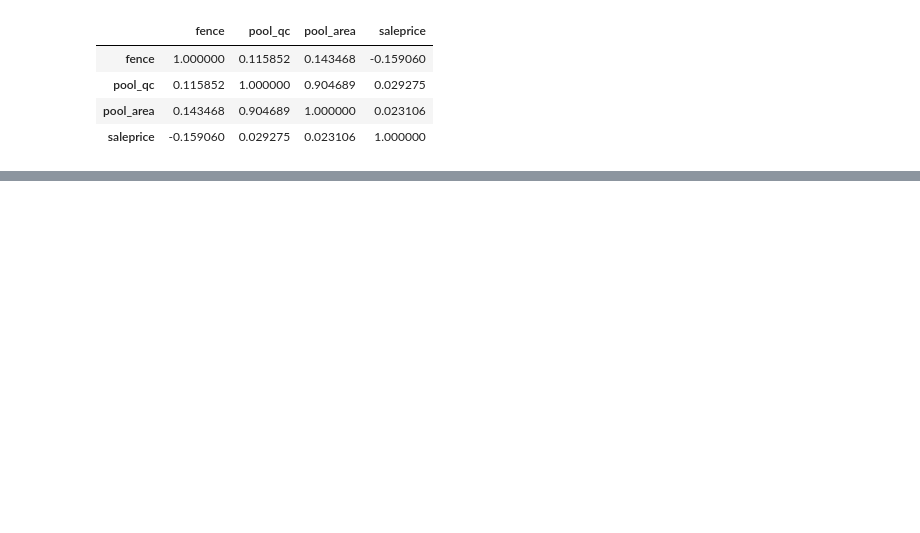
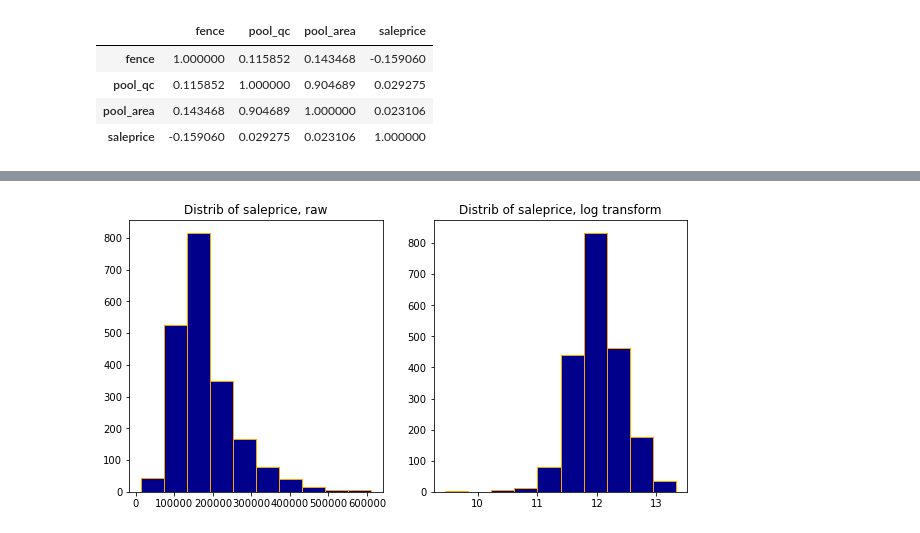
Before and after one commit to welcometohelen/firstkaggle_ames_housing, a Jupyter notebook: Project_2_firstmodel.ipynb, the cells around one changed output, grey strips where cells are left out. Cells and saved outputs as stored; diff of their text form; code cells hidden in the pictures; blank space fills up the shorter version.

Commit message:
transforming

```diff
--- a/Project_2_firstmodel.ipynb
+++ b/Project_2_firstmodel.ipynb
@@ -301,0 +353,13 @@ plt.scatter(x='year_built',y='saleprice', marker='.', data=ames);
+# %%
+plt.figure(figsize=(10,5))
+ax1 = plt.subplot(1,2,1)
+ax1.set_title('Distrib of saleprice, raw')
+ax1.hist(ames['saleprice'], color = 'darkblue', ec='orange')
+
+ax2 = plt.subplot(1,2,2)
+ax2.set_title('Distrib of saleprice, log transform')
+ax2.hist(np.log1p(ames['saleprice']),color='darkblue', ec='orange');
+
+#plt.hist(np.log1p(ames['saleprice']))
+# %% [output]
+[figure, added]
```
Also changed, not shown: parts of 27 cells of this notebook.
